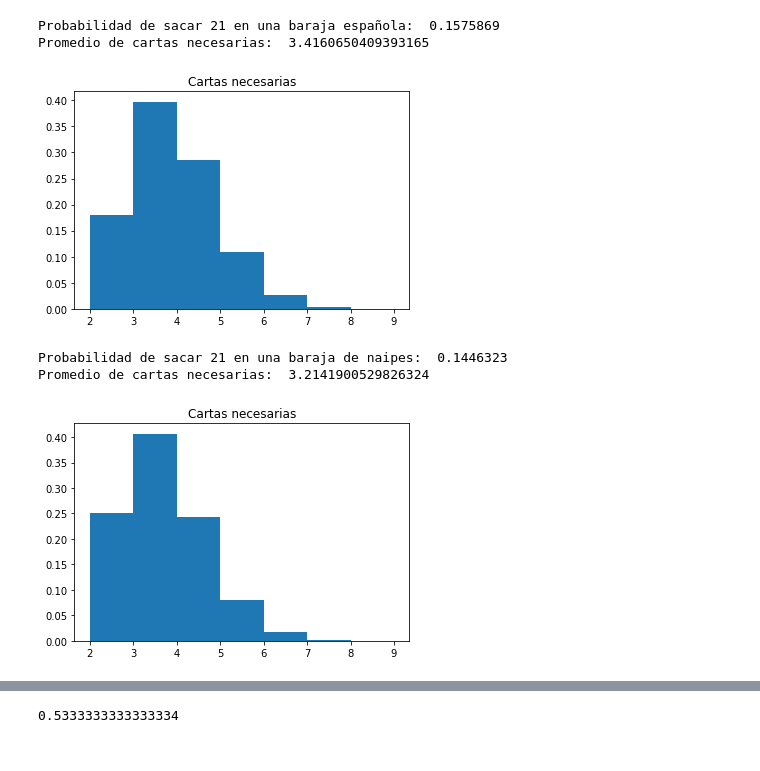
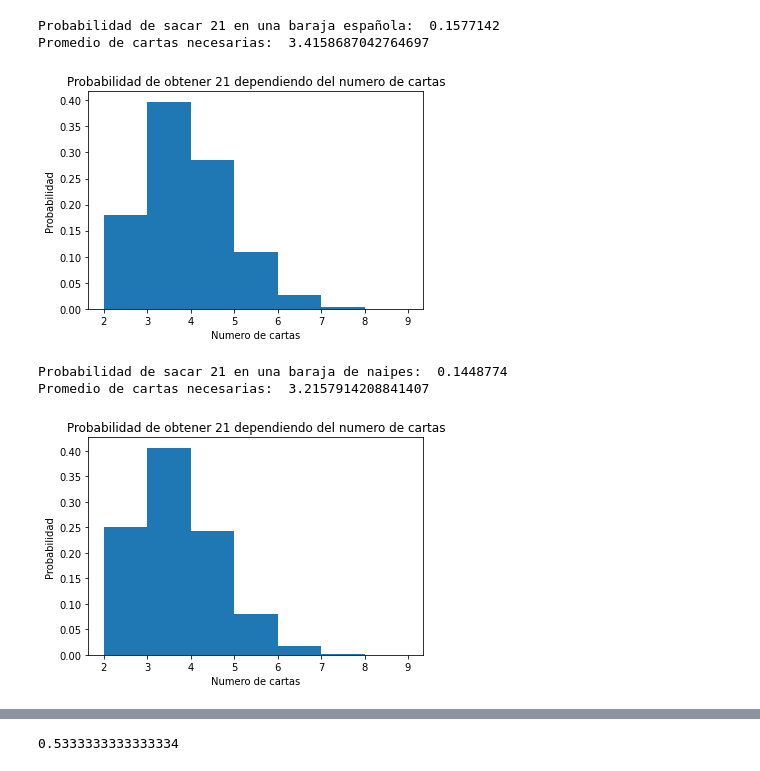
Before and after one commit to jucarmonam/AlgorithmsUN2020II, a Jupyter notebook: Laboratorio4/21BlackjackGrClass2StGrooup24.ipynb, the cells around one changed output, grey strips where cells are left out. Saved outputs shown, nothing was run; the diff lists cells and outputs as text; code cells hidden in the pictures.

```diff
--- a/Laboratorio4/21BlackjackGrClass2StGrooup24.ipynb
+++ b/Laboratorio4/21BlackjackGrClass2StGrooup24.ipynb
@@ -1,36 +10,37 @@
 # %%
 #Punto 1. Baraja española
 import random
 import matplotlib.pyplot as plt
 n = 10000000
 count21 = 0
 prnc = 0
 num_cards = []
 for i in range(n):
   cartas = [1,2,3,4,5,6,7,8,9,10,11,12,1,2,3,4,5,6,7,8,9,10,11,12,1,2,3,4,5,6,7,8,9,10,11,12,1,2,3,4,5,6,7,8,9,10,11,12] #definimos el conjunto de cartas
   my_cards = []
   nc = 0
   while(sum(my_cards)<21): #en este loop vamos sacando cartas hasta que tengamos 21 o mas
     card = random.randint(0,len(cartas)-1) #seleccionamos un numero al azar
     my_cards.append(cartas[card]) #añadimos al conjunto de cartas la carta escogida
     cartas.pop(card) #sacamos la carta de la baraja
     nc = nc+1 #aumentamos el numero de cartas que hemos sacado
   if(sum(my_cards) == 21): #aqui verificamos si completamos 21 en mis cartas aumentamos el numero de veces que saque 21 asi como el promedio de numero de cartas
     count21 = count21 + 1
     prnc = prnc + nc
     num_cards.append(nc)
 
 print("Probabilidad de sacar 21 en una baraja española: " , count21/n)
 print("Promedio de cartas necesarias: ", prnc / count21)
-
-plt.title("Cartas necesarias")
+plt.title("Probabilidad de obtener 21 dependiendo del numero de cartas")
+plt.xlabel("Numero de cartas")
+plt.ylabel("Probabilidad")
 plt.hist(num_cards, density = True, bins=max(num_cards)-min(num_cards))
 #plt.xticks(range(0,max(num_cards),1))
 plt.show()
 # %% [output]
-Probabilidad de sacar 21 en una baraja española:  0.1575869
-Promedio de cartas necesarias:  3.4160650409393165
+Probabilidad de sacar 21 en una baraja española:  0.1577142
+Promedio de cartas necesarias:  3.4158687042764697
-[figure, old version]
+[figure, new version]
 # %%
 #Punto 1. Baraja de naipes
 import random
@@ -55,11 +65,13 @@ for i in range(n):
 
 print("Probabilidad de sacar 21 en una baraja de naipes: ", count21/n)
 print("Promedio de cartas necesarias: ", prnc / count21)
-plt.title("Cartas necesarias")
+plt.title("Probabilidad de obtener 21 dependiendo del numero de cartas")
+plt.xlabel("Numero de cartas")
+plt.ylabel("Probabilidad")
 plt.hist(num_cards, density = True, bins=max(num_cards)-min(num_cards))
 #plt.xticks(range(0,max(num_cards),1))
 plt.show()
 # %% [output]
-Probabilidad de sacar 21 en una baraja de naipes:  0.1446323
-Promedio de cartas necesarias:  3.2141900529826324
+Probabilidad de sacar 21 en una baraja de naipes:  0.1448774
+Promedio de cartas necesarias:  3.2157914208841407
-[figure, old version]
+[figure, new version]
```
Also changed, not shown: parts of 17 cells of this notebook.
